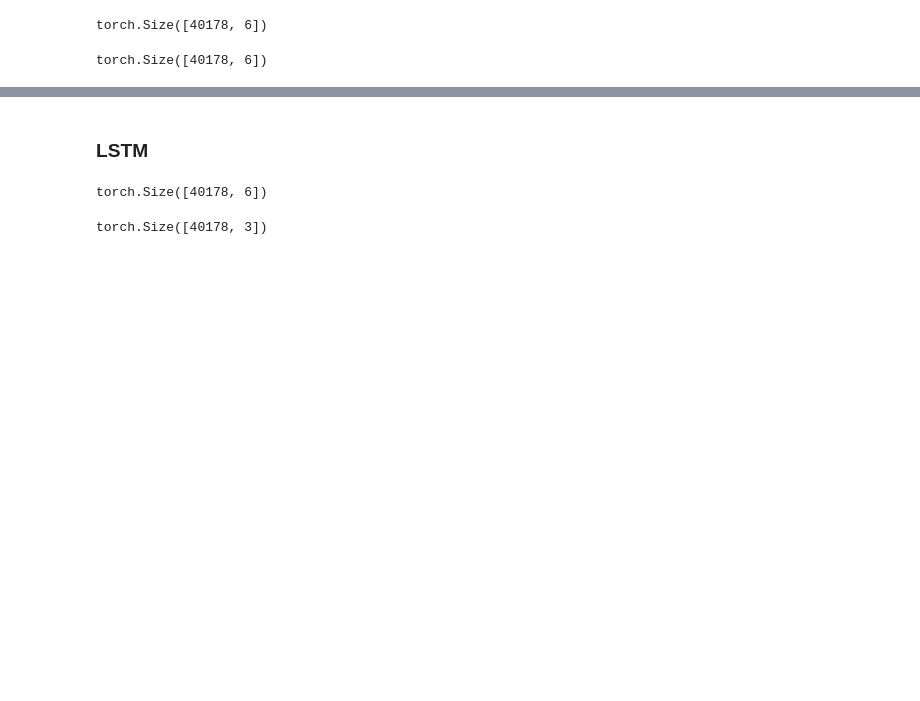
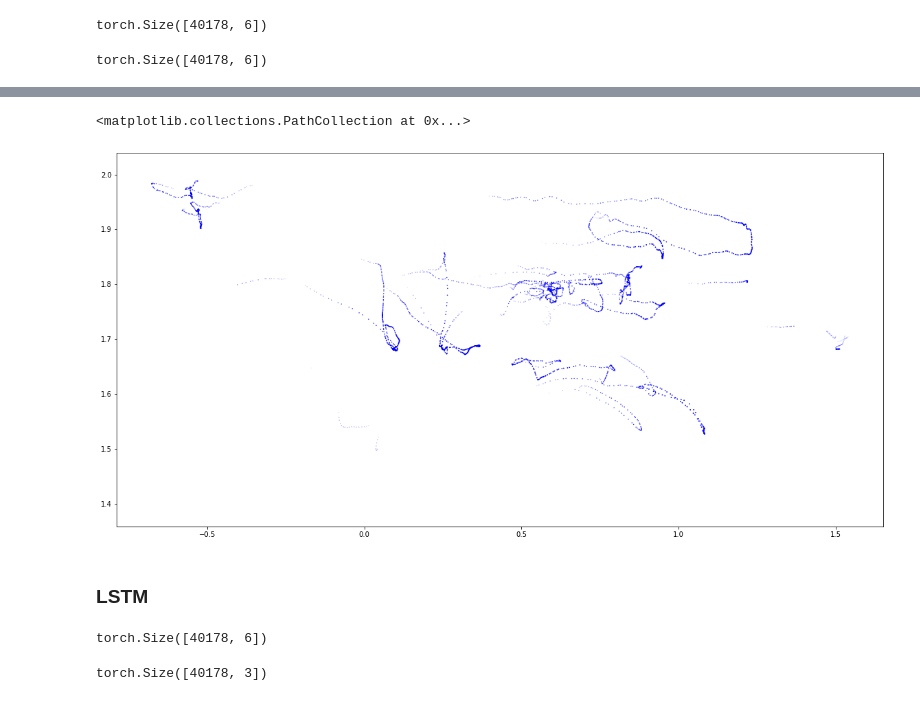
Before and after one commit to artyaltanzaya/6DoFVR, a Jupyter notebook: baseline.ipynb, the cells around one changed output, grey strips where cells are left out. Drawn from its saved outputs; the diff is of its cells as text; code cells hidden in the pictures; blank space fills up the shorter version.

```diff
--- a/baseline.ipynb
+++ b/baseline.ipynb
@@ -54,4 +62,8 @@ plt.scatter(Pitch, Roll, Yaw, c='b', marker='o')
 # %%
+plt.figure(figsize=(20,10))
 plt.scatter(X, Y, Z, c='b', marker='o')
+# %% [output]
+<matplotlib.collections.PathCollection at 0x...>
+[figure, added]
 # %% [markdown]
 ### LSTM
```
Also changed, not shown: parts of 17 cells of this notebook, 3 other files.
